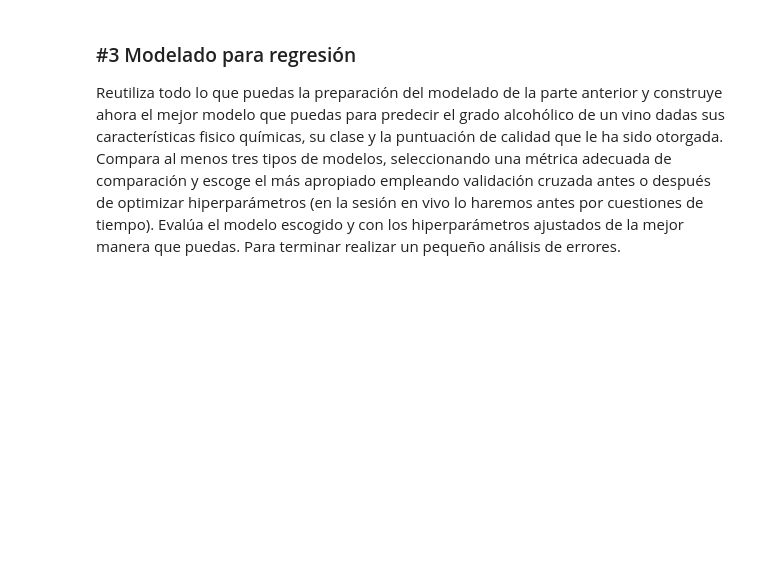
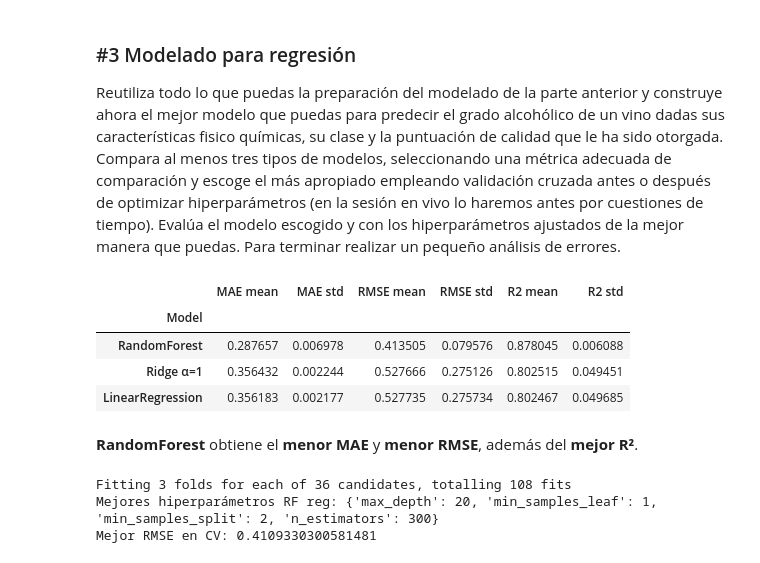
Before and after one commit to davidgarcia2312/ONLINE_DS_THEBRIDGE_david_garcia, a Jupyter notebook: 04_Machine_Learning/Sprint_12/Unidad_02/Practica_Obligatoria/18_Practica_Obligatoria_Repaso_Aprendizaje_Supervisado.ipynb, the cells around one changed output. Saved outputs shown, nothing was run; the diff lists cells and outputs as text; code cells hidden in the pictures; blank space fills up the shorter version.

```diff
--- a/04_Machine_Learning/Sprint_12/Unidad_02/Practica_Obligatoria/18_Practica_Obligatoria_Repaso_Aprendizaje_Supervisado.ipynb
+++ b/04_Machine_Learning/Sprint_12/Unidad_02/Practica_Obligatoria/18_Practica_Obligatoria_Repaso_Aprendizaje_Supervisado.ipynb
@@ -135,0 +292,80 @@ Reutiliza todo lo que puedas la preparación del modelado de la parte anterior y
+# %%
+from sklearn.model_selection import cross_validate
+from sklearn.linear_model    import LinearRegression, Ridge
+from sklearn.ensemble        import RandomForestRegressor
+
+# Definimos los modelos
+models_reg = {
+    "LinearRegression" : LinearRegression(),
+    "Ridge α=1"        : Ridge(alpha=1.0, random_state=42),
+    "RandomForest"     : RandomForestRegressor(n_estimators=100, random_state=42)
+}
+
+# Definimos las métricas que vamos a buscar
+scoring = {
+    "MAE"  : "neg_mean_absolute_error",
+    "MSE"  : "neg_mean_squared_error",
+    "R2"   : "r2"
+}
+
+results = []
+for name, model in models_reg.items():
+    cv_res = cross_validate(
+        model, X_train, y_train_reg,
+        cv=3,
+        scoring=scoring,
+        return_train_score=False,
+        n_jobs=-1
+    )
+    results.append({
+        "Model"      : name,
+        "MAE mean"   : -cv_res["test_MAE"].mean(),
+        "MAE std"    : cv_res["test_MAE"].std(),
+        "RMSE mean"  : np.sqrt(-cv_res["test_MSE"].mean()),
+        "RMSE std"   : np.sqrt(cv_res["test_MSE"].std()),
+        "R2 mean"    : cv_res["test_R2"].mean(),
+        "R2 std"     : cv_res["test_R2"].std()
+    })
+
+cv_reg_df = pd.DataFrame(results).set_index("Model")
+cv_reg_df.sort_values("RMSE mean")
+# %% [output]
+|  | MAE mean | MAE std | RMSE mean | RMSE std | R2 mean | R2 std |
+| Model |  |  |  |  |  |  |
+| RandomForest | 0.287657 | 0.006978 | 0.413505 | 0.079576 | 0.878045 | 0.006088 |
+| Ridge α=1 | 0.356432 | 0.002244 | 0.527666 | 0.275126 | 0.802515 | 0.049451 |
+| LinearRegression | 0.356183 | 0.002177 | 0.527735 | 0.275734 | 0.802467 | 0.049685 |
+# %% [markdown]
+**RandomForest** obtiene el **menor MAE** y **menor RMSE**, además del **mejor R²**.
+# %%
+from sklearn.ensemble        import RandomForestRegressor
+from sklearn.model_selection import GridSearchCV
+
+# Definimos el regresor
+rf_reg = RandomForestRegressor(random_state=42)
+
+# Definimos el grid
+param_grid = {
+    "n_estimators"     : [100, 200, 300],
+    "max_depth"        : [5, 10, 20],
+    "min_samples_split": [2, 5],
+    "min_samples_leaf" : [1, 2]
+}
+
+# Hacemos el GridSearch
+grid_rf_reg = GridSearchCV(
+    rf_reg,
+    param_grid=param_grid,
+    cv=3,
+    scoring="neg_mean_squared_error",
+    n_jobs=-1,
+    verbose=1
+)
+grid_rf_reg.fit(X_train, y_train_reg)
+
+print("Mejores hiperparámetros RF reg:", grid_rf_reg.best_params_)
+print("Mejor RMSE en CV:", np.sqrt(-grid_rf_reg.best_score_))
+# %% [output]
+Fitting 3 folds for each of 36 candidates, totalling 108 fits
+Mejores hiperparámetros RF reg: {'max_depth': 20, 'min_samples_leaf': 1, 'min_samples_split': 2, 'n_estimators': 300}
+Mejor RMSE en CV: 0.4109330300581481
```
Also changed, not shown: parts of 8 cells of this notebook.
